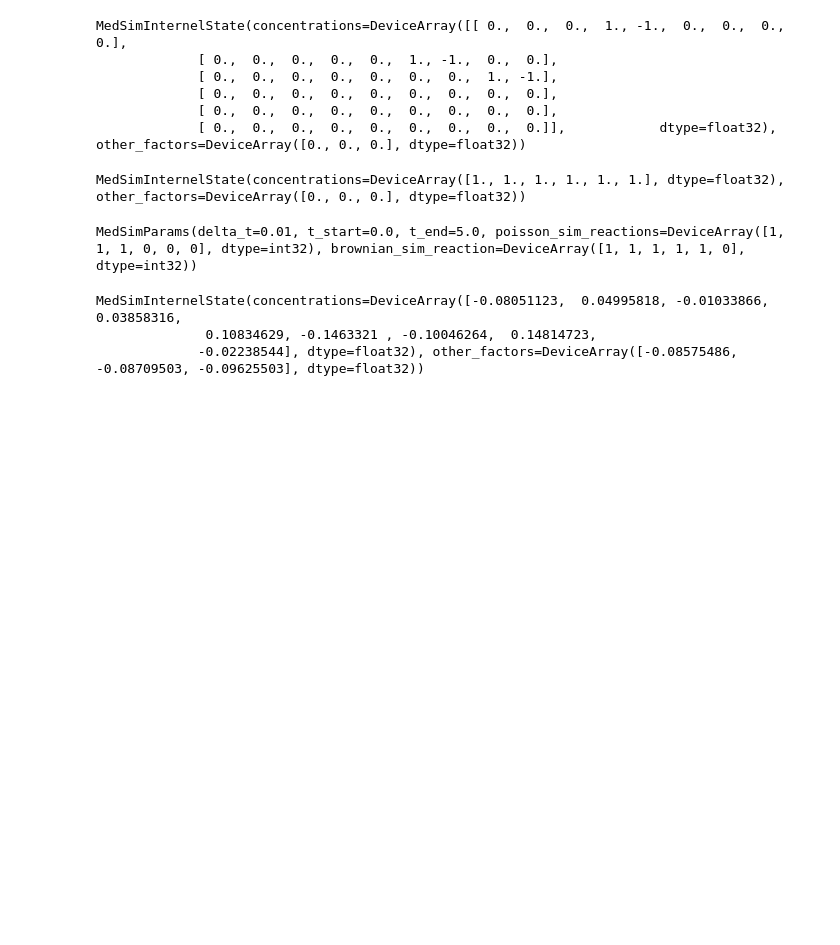
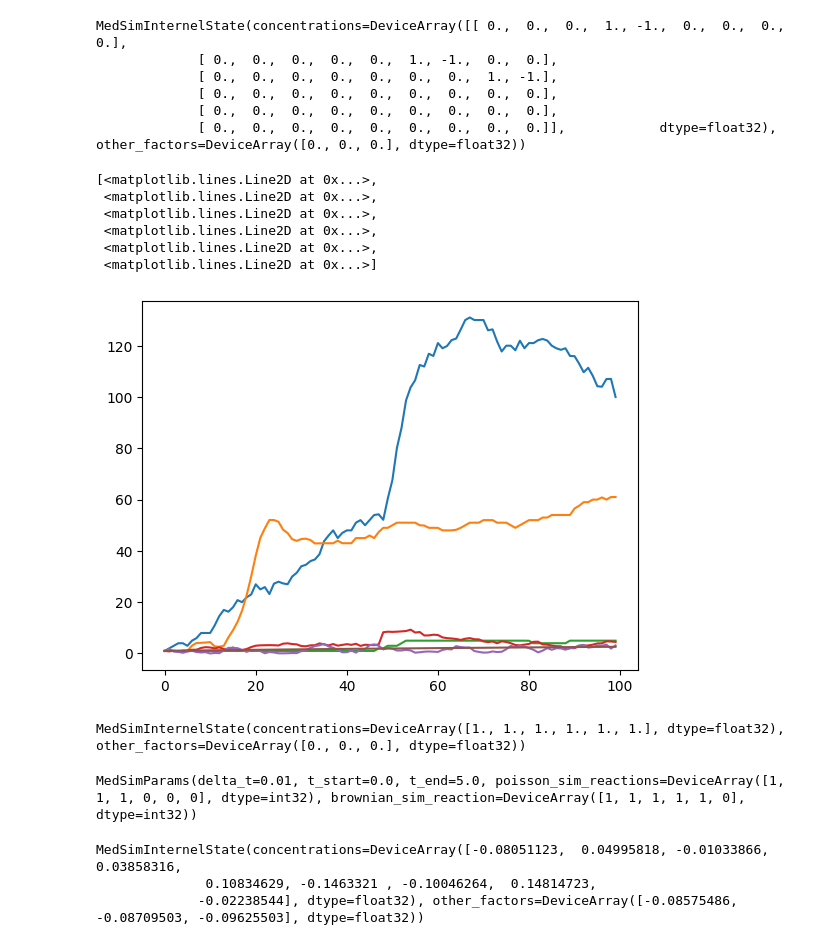
Before and after one commit to Steel-Lab-Oxford/core-bioreaction-simulation, a Jupyter notebook: notebooks/new_sim_workbench.ipynb, the cells around one changed output. Drawn from its saved outputs; the diff is of its cells as text; code cells hidden in the pictures; blank space fills up the shorter version.

```diff
--- a/notebooks/new_sim_workbench.ipynb
+++ b/notebooks/new_sim_workbench.ipynb
@@ -49,6 +52,16 @@ MedSimInternelState(concentrations=DeviceArray([[ 0.,  0.,  0.,  1., -1.,  0.,
 func_dict = debug_simulate_chunk(key, int_med_state, int_med_model, int_med_params)
 # %%
 result_real = simulate_chunk(key, int_med_state, int_med_model, int_med_params)
+# %%
+plt.plot(result_real.ys.concentrations)
+# %% [output]
+[<matplotlib.lines.Line2D at 0x...>,
+ <matplotlib.lines.Line2D at 0x...>,
+ <matplotlib.lines.Line2D at 0x...>,
+ <matplotlib.lines.Line2D at 0x...>,
+ <matplotlib.lines.Line2D at 0x...>,
+ <matplotlib.lines.Line2D at 0x...>]
+[figure, added]
 # %%
 func_dict["i_t"].vector_field(0, int_med_state, 0)
 # %% [output]
```
Also changed, not shown: parts of 6 cells of this notebook, 3 other files.
